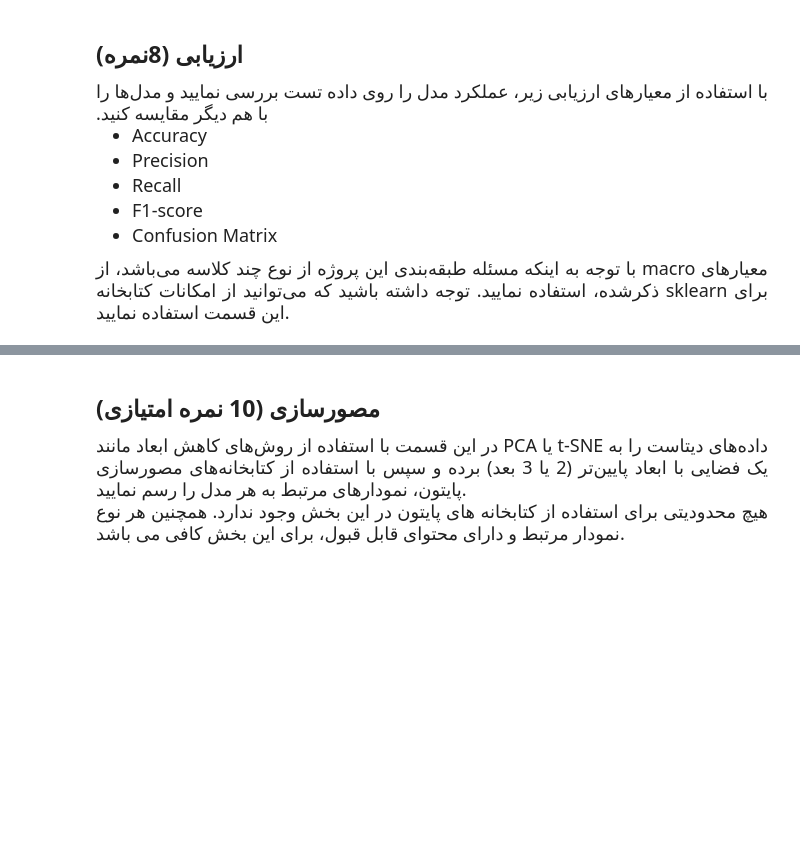
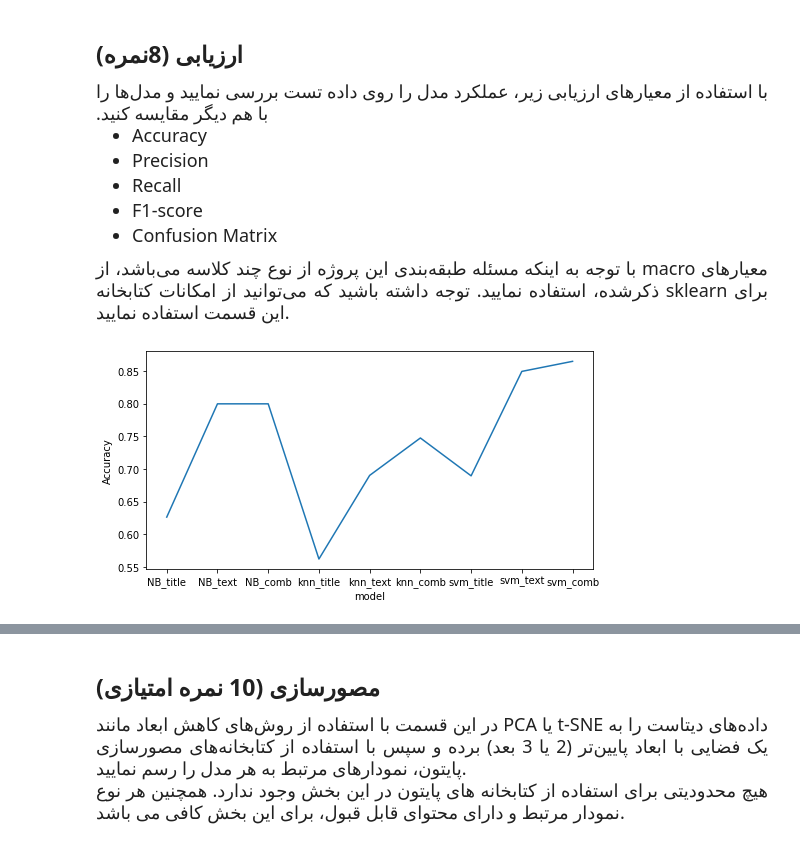
Before and after one commit to parhampch/Modern-Information-Retrieval_Project, a Jupyter notebook: phase3/Phase3.ipynb, the cells around one changed output, grey strips where cells are left out. Saved outputs shown, nothing was run; the diff lists cells and outputs as text; code cells hidden in the pictures; blank space fills up the shorter version.

Commit message:
complete visualization and comparing

```diff
--- a/phase3/Phase3.ipynb
+++ b/phase3/Phase3.ipynb
@@ -480,3 +506,34 @@ Combination Validation Accuracy: 89.02%
     با توجه به اینکه مسئله طبقه‌بندی این پروژه از نوع چند کلاسه می‌باشد، از macro معیارهای ذکرشده، استفاده نمایید. توجه داشته باشید که می‌توانید از امکانات کتابخانه sklearn برای این قسمت استفاده نمایید.
 </font>
 </div>
+# %%
+from sklearn.metrics import accuracy_score, precision_score, recall_score, f1_score, confusion_matrix
+def find_parameters(y_true, y_pred):
+    accuracy = accuracy_score(y_true, y_pred)
+    precision = precision_score(y_true, y_pred, average='macro')
+    recall = recall_score(y_true, y_pred, average='macro')
+    f1 = f1_score(y_true, y_pred, average='macro')
+    conf_matrix = confusion_matrix(y_true, y_pred)
+    return accuracy, precision, recall, f1, conf_matrix
+# %%
+acc_NB_title, pres_NB_title, recall_NB_title, f1_NB_title, conf_mat_NB_title = find_parameters(NB_title_model.predict_labels(np_test_title_vecs), np_test_labels)
+acc_NB_text, pres_NB_text, recall_NB_text, f1_NB_text, conf_mat_NB_text = find_parameters(NB_text_model.predict_labels(np_test_text_vecs), np_test_labels)
+acc_NB_comb, pres_NB_comb, recall_NB_comb, f1_NB_comb, conf_mat_NB_comb = find_parameters(NB_comb_model.predict_labels(np_test_comb_vecs), np_test_labels)
+
+acc_knn_title, pres_knn_title, recall_knn_title, f1_knn_title, conf_mat_knn_title = find_parameters(knn_title_model.predict_labels(np_test_title_vecs), np_test_labels)
+acc_knn_text, pres_knn_text, recall_knn_text, f1_knn_text, conf_mat_knn_text = find_parameters(knn_text_model.predict_labels(np_test_text_vecs), np_test_labels)
+acc_knn_comb, pres_knn_comb, recall_knn_comb, f1_knn_comb, conf_mat_knn_comb = find_parameters(knn_comb_model.predict_labels(np_test_comb_vecs), np_test_labels)
+
+acc_svm_title, pres_svm_title, recall_svm_title, f1_svm_title, conf_mat_svm_title = find_parameters(svm_title_model.predict(np_test_title_vecs), np_test_labels)
+acc_svm_text, pres_svm_text, recall_svm_text, f1_svm_text, conf_mat_svm_text = find_parameters(svm_text_model.predict(np_test_text_vecs), np_test_labels)
+acc_svm_comb, pres_svm_comb, recall_svm_comb, f1_svm_comb, conf_mat_svm_comb = find_parameters(svm_comb_model.predict(np_test_comb_vecs), np_test_labels)
+# %%
+acc = [acc_NB_title, acc_NB_text, acc_NB_comb, acc_knn_title, acc_knn_text, acc_knn_comb, acc_svm_title, acc_svm_text, acc_svm_comb]
+labels = ['NB_title', 'NB_text', 'NB_comb', 'knn_title', 'knn_text', 'knn_comb', 'svm_title', 'svm_text', 'svm_comb']
+plt.figure(figsize=(8, 4));
+plt.plot(labels, acc);
+plt.xlabel('model');
+plt.ylabel('Accuracy');
+plt.show();
+# %% [output]
+[figure, added]
```
Also changed, not shown: parts of 13 cells of this notebook.
